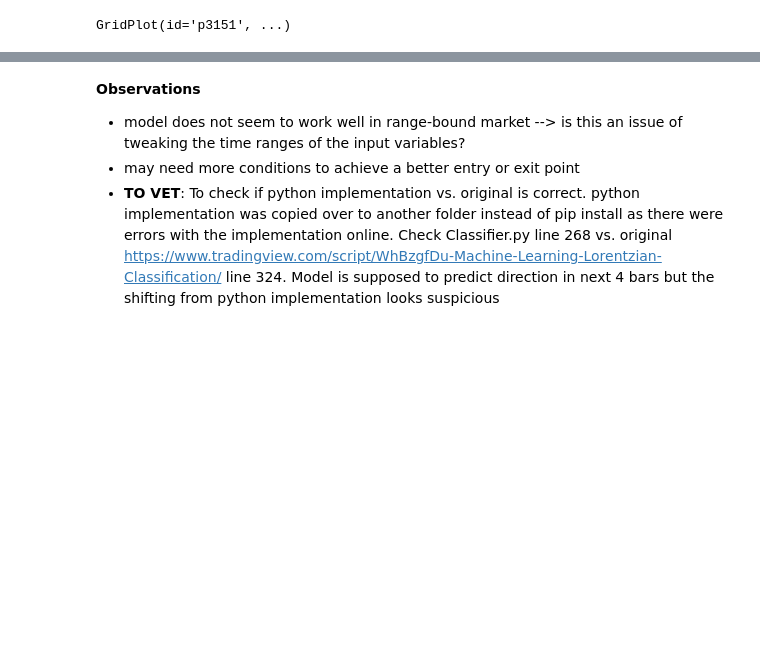
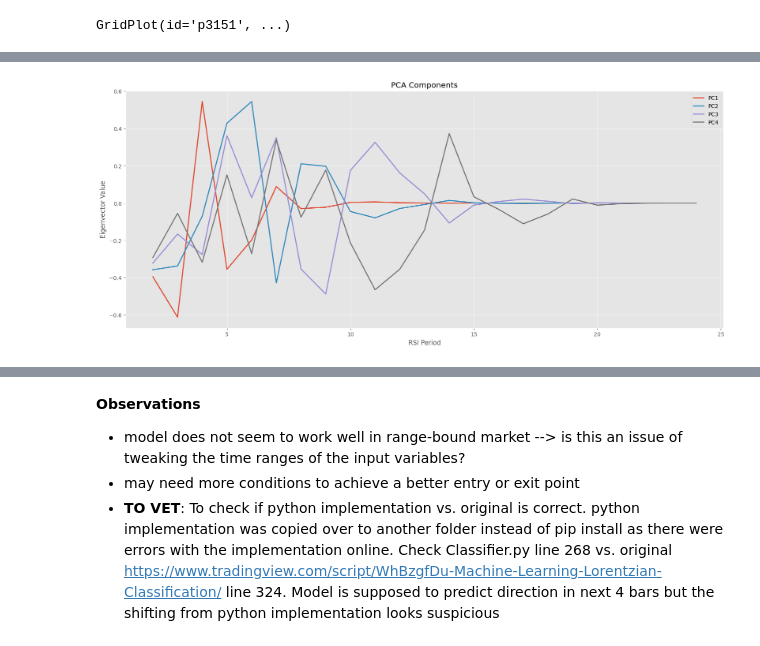
Before and after one commit to andreignatius/quant-trading, a Jupyter notebook: TA_models.ipynb, the cells around one changed output, grey strips where cells are left out. Saved outputs shown, nothing was run; the diff lists cells and outputs as text; code cells hidden in the pictures; blank space fills up the shorter version.

```diff
--- a/TA_models.ipynb
+++ b/TA_models.ipynb
@@ -732,0 +972,26 @@ stats_ssl_all
+# %%
+# Find covariance and compute eigen vectors
+rsis2 = rsis.dropna()
+cov = np.cov(rsis2, rowvar=False)
+evals , evecs = la.eigh(cov)
+# Sort eigenvectors by size of eigenvalue
+idx = np.argsort(evals)[::-1]
+evecs = evecs[:,idx]
+evals = evals[idx]
+
+n_components = 4
+rsi_pca = pd.DataFrame()
+for j in range(n_components):
+    rsi_pca['PC' + str(j)] = pd.Series( np.dot(rsis2, evecs[j]) , index=rsis2.index)
+
+plt.style.use('ggplot')
+plt.figure(figsize=(20,8))
+for j in range(n_components):
+    pd.Series(evecs[j], index=rsi_periods).plot(label='PC' + str(j+1))
+plt.xlabel("RSI Period")
+plt.ylabel("Eigenvector Value")
+plt.title('PCA Components')
+plt.legend()
+plt.show()
+# %% [output]
+[figure, added]
```
Also changed, not shown: parts of 11 cells of this notebook.
